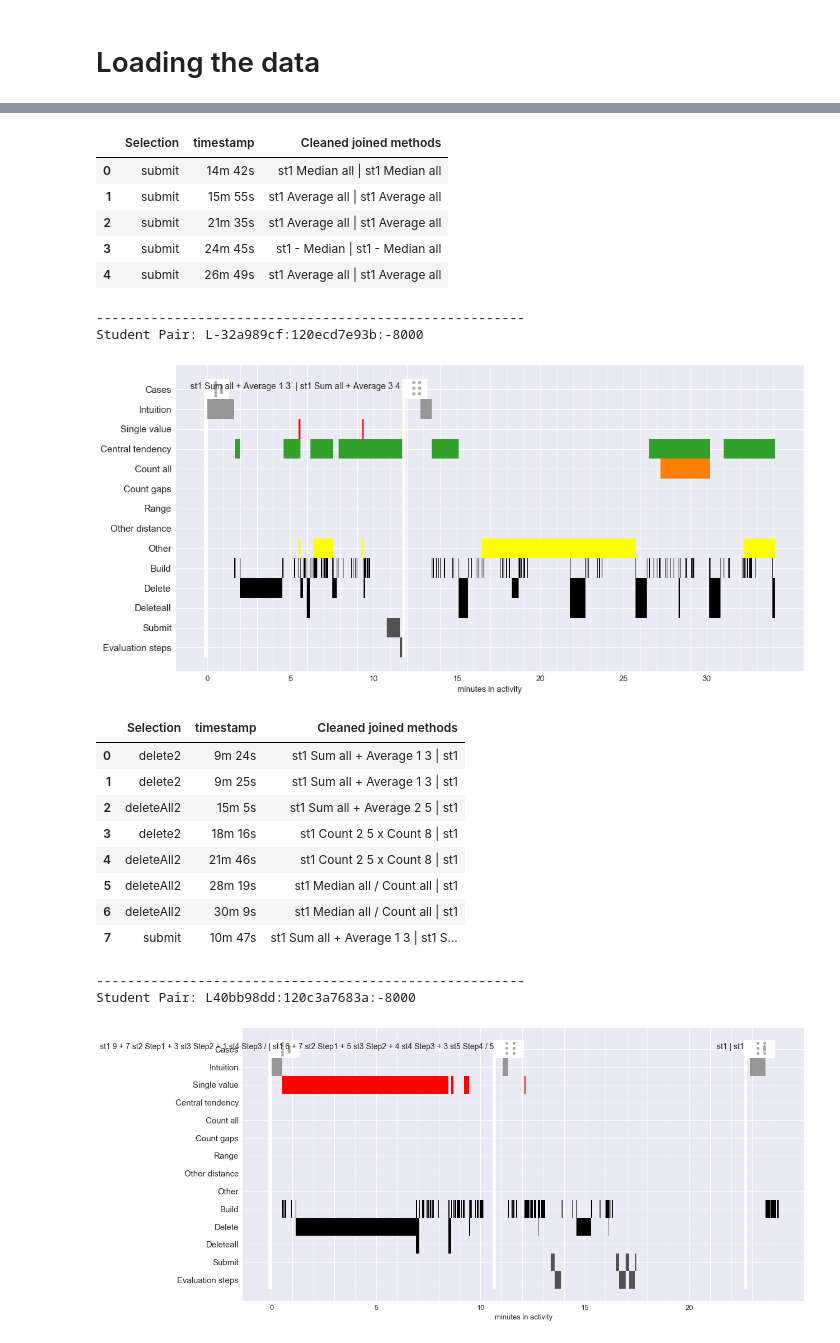
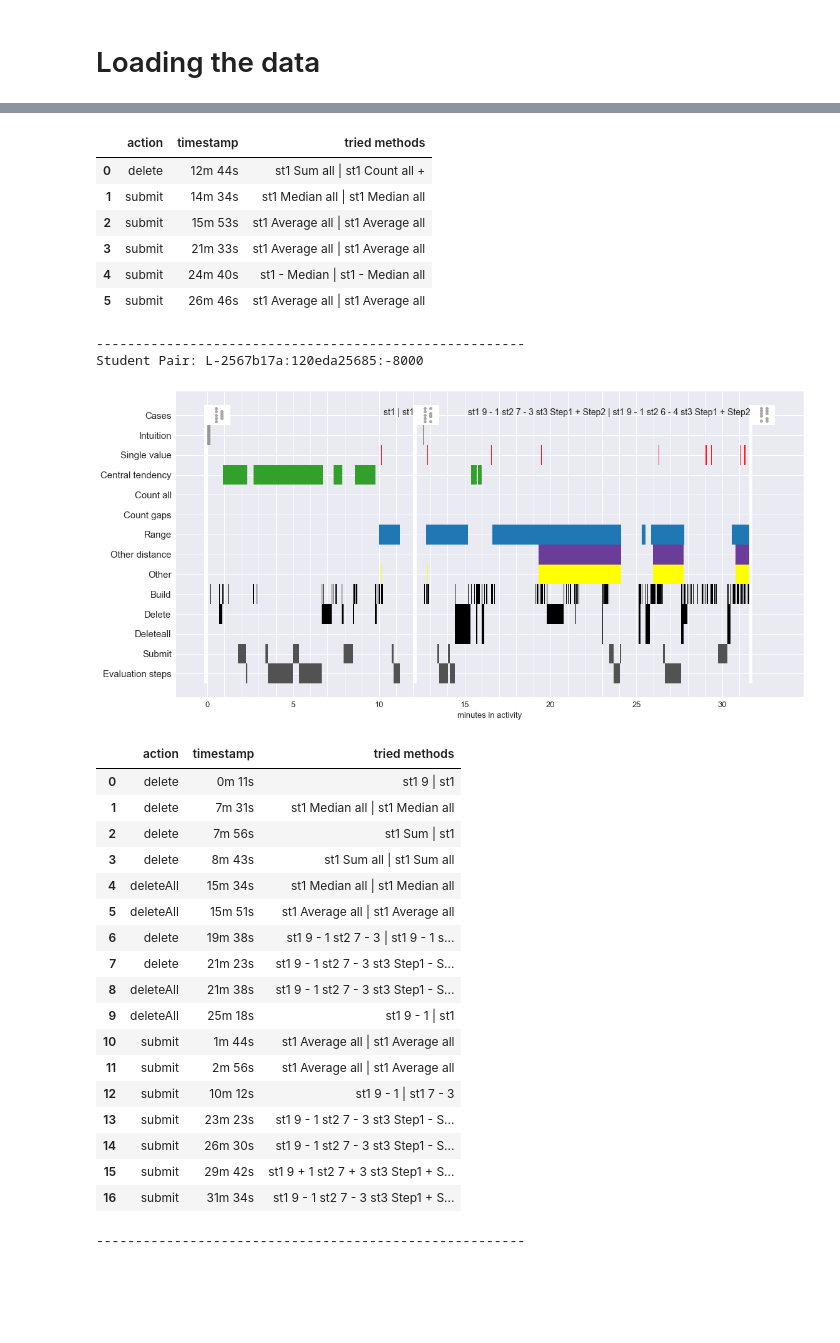
Before and after one commit to sperez8/iLab-viz, a Jupyter notebook: analysis_9_pairs.ipynb, the cells around one changed output, grey strips where cells are left out. Drawn from its saved outputs; the diff is of its cells as text; code cells hidden in the pictures; blank space fills up the shorter version.

Commit message:
fixes some issues with method finder. needs testing

```diff
--- a/analysis_9_pairs.ipynb
+++ b/analysis_9_pairs.ipynb
@@ -58,5 +28,3 @@ def get_key_ideas(df):
 Along with the time coordinates of the ideas they had (i.e. their methods before a delete all or a submit)
 
 Note: students may have used a method multiple times, only the 1st time coordinate when the method was deleted/submitted is shown for simplicity.
-# %%
-pd.set_option('display.width', 1000)
@@ -65,45 +31,53 @@ from tabulate import tabulate
 # %%
 %aimport viz_utils
+%aimport utils
 session_pairs = ["L70970875:120f77e742b:-8000",
-    "L-32a989cf:120ecd7e93b:-8000",
-    "L40bb98dd:120c3a7683a:-8000",
-    "L-7821f52f:120f7fb42ba:-8000",
-    "L651ef9df:120f7fb65f2:-8000",
-    "L46c6b7c:120ed2665a4:-8000",
-    "L-10f11766:120ecd4f63a:-8000",
-    "L-160920ae:120ed3b11b6:-8000",
+#     "L-32a989cf:120ecd7e93b:-8000",
+#     "L40bb98dd:120c3a7683a:-8000",
+#     "L-7821f52f:120f7fb42ba:-8000",
+#     "L651ef9df:120f7fb65f2:-8000",
+#     "L46c6b7c:120ed2665a4:-8000",
+#     "L-10f11766:120ecd4f63a:-8000",
+#     "L-160920ae:120ed3b11b6:-8000",
     "L-2567b17a:120eda25685:-8000"]
 
 for session in session_pairs:
     print "Student Pair:", session
     df = prepare_session(df_all,session)
     plot(df,to_plot,colors, column_to_use, function_to_use)
     ideas = get_key_ideas(df)
     print "\n"
-    ideas.reset_index(drop=True, inplace=True)
-    display(ideas[['Selection','timestamp','Cleaned joined methods']])
+    display(ideas)
     print "\n\n\n-------------------------------------------------------"
 # %% [output]
 Student Pair: L70970875:120f77e742b:-8000
 [figure]
-|  | Selection | timestamp | Cleaned joined methods |
-| 0 | submit | 14m 42s | st1 Median all | st1 Median all |
-| 1 | submit | 15m 55s | st1 Average all | st1 Average all |
-| 2 | submit | 21m 35s | st1 Average all | st1 Average all |
-| 3 | submit | 24m 45s | st1 - Median | st1 - Median all |
-| 4 | submit | 26m 49s | st1 Average all | st1 Average all |
+|  | action | timestamp | tried methods |
+| 0 | delete | 12m 44s | st1 Sum all | st1 Count all + |
+| 1 | submit | 14m 34s | st1 Median all | st1 Median all |
+| 2 | submit | 15m 53s | st1 Average all | st1 Average all |
+| 3 | submit | 21m 33s | st1 Average all | st1 Average all |
+| 4 | submit | 24m 40s | st1 - Median | st1 - Median all |
+| 5 | submit | 26m 46s | st1 Average all | st1 Average all |
 -------------------------------------------------------
-Student Pair: L-32a989cf:120ecd7e93b:-8000
+Student Pair: L-2567b17a:120eda25685:-8000
-[figure, old version]
+[figure, new version]
-|  | Selection | timestamp | Cleaned joined methods |
-| 0 | delete2 | 9m 24s | st1 Sum all + Average 1 3 | st1 |
-| 1 | delete2 | 9m 25s | st1 Sum all + Average 1 3 | st1 |
-| 2 | deleteAll2 | 15m 5s | st1 Sum all + Average 2 5 | st1 |
-| 3 | delete2 | 18m 16s | st1 Count 2 5 x Count 8 | st1 |
-| 4 | deleteAll2 | 21m 46s | st1 Count 2 5 x Count 8 | st1 |
-| 5 | deleteAll2 | 28m 19s | st1 Median all / Count all | st1 |
-| 6 | deleteAll2 | 30m 9s | st1 Median all / Count all | st1 |
-| 7 | submit | 10m 47s | st1 Sum all + Average 1 3 | st1 S... |
+|  | action | timestamp | tried methods |
+| 0 | delete | 0m 11s | st1 9 | st1 |
+| 1 | delete | 7m 31s | st1 Median all | st1 Median all |
+| 2 | delete | 7m 56s | st1 Sum | st1 |
+| 3 | delete | 8m 43s | st1 Sum all | st1 Sum all |
+| 4 | deleteAll | 15m 34s | st1 Median all | st1 Median all |
+| 5 | deleteAll | 15m 51s | st1 Average all | st1 Average all |
+| 6 | delete | 19m 38s | st1 9 - 1 st2 7 - 3 | st1 9 - 1 s... |
+| 7 | delete | 21m 23s | st1 9 - 1 st2 7 - 3 st3 Step1 - S... |
+| 8 | deleteAll | 21m 38s | st1 9 - 1 st2 7 - 3 st3 Step1 - S... |
+| 9 | deleteAll | 25m 18s | st1 9 - 1 | st1 |
+| 10 | submit | 1m 44s | st1 Average all | st1 Average all |
+| 11 | submit | 2m 56s | st1 Average all | st1 Average all |
+| 12 | submit | 10m 12s | st1 9 - 1 | st1 7 - 3 |
+| 13 | submit | 23m 23s | st1 9 - 1 st2 7 - 3 st3 Step1 - S... |
+| 14 | submit | 26m 30s | st1 9 - 1 st2 7 - 3 st3 Step1 - S... |
+| 15 | submit | 29m 42s | st1 9 + 1 st2 7 + 3 st3 Step1 + S... |
+| 16 | submit | 31m 34s | st1 9 - 1 st2 7 - 3 st3 Step1 + S... |
 -------------------------------------------------------
-Student Pair: L40bb98dd:120c3a7683a:-8000
-[figure, removed]
```
Also changed, not shown: parts of 7 cells of this notebook, 1 other file.
